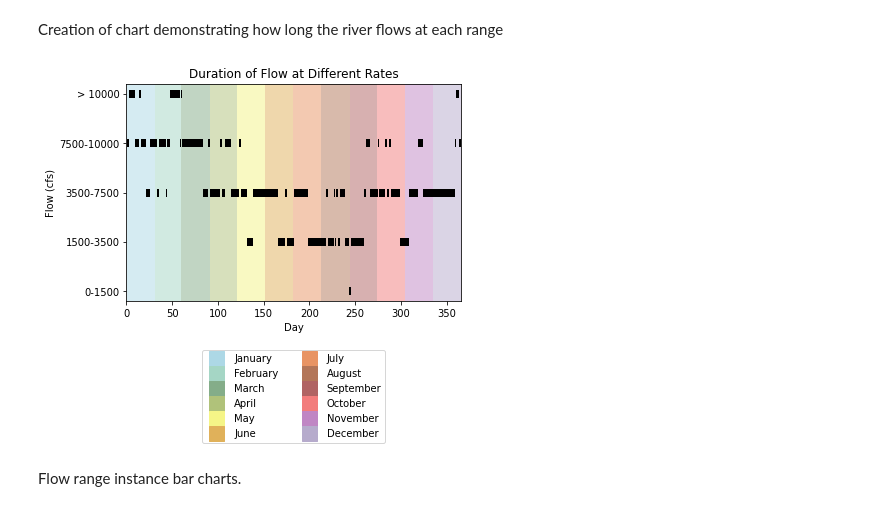
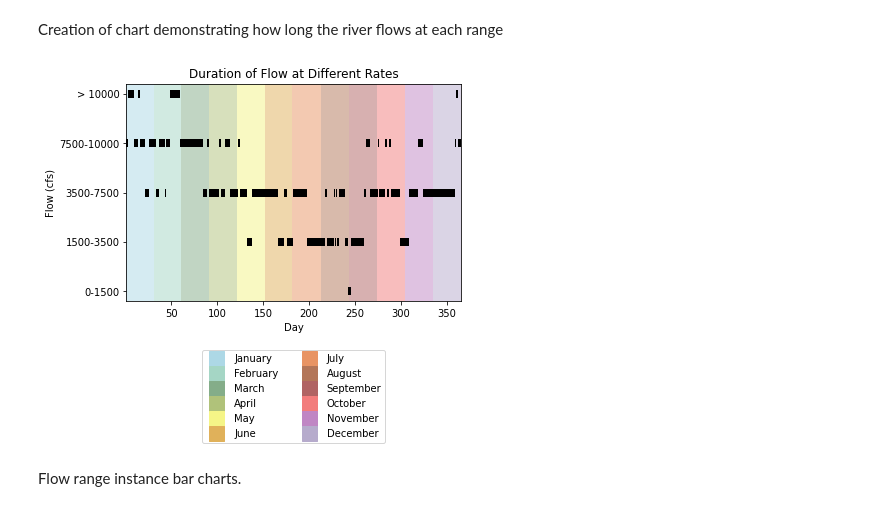
Before and after one commit to annahollandkeener/L-D2, a Jupyter notebook: L&D.ipynb, the cells around one changed output. Drawn from its saved outputs; the diff is of its cells as text; code cells hidden in the pictures.

```diff
--- a/L&D.ipynb
+++ b/L&D.ipynb
@@ -314,35 +314,35 @@ for start, end in tuples3500_7500:
 
 
 tuples7500_10000 = []
 for i in range(len(instances7500_10000)):
     new_tuple = (instances7500_10000['dayStart'][i], instances7500_10000['dayStart'][i] + instances7500_10000['duration'][i])
     tuples7500_10000.append(new_tuple)
 #print(tuples7500_10000)
 
 
 for start, end in tuples7500_10000:
     ax.hlines(y=['7500-10000'], xmin=start, xmax=end, color='black', linewidth=8)
 
 tuplesOver10000 = []
 for i in range(len(instancesOver10000)):
     new_tuple = (instancesOver10000['dayStart'][i], instancesOver10000['dayStart'][i] + instancesOver10000['duration'][i])
     tuplesOver10000.append(new_tuple)
 #print(tuplesOver10000)
 
 
 for start, end in tuplesOver10000:
     ax.hlines(y=['> 10000'], xmin=start, xmax=end, color='black', linewidth=8)
 
 
 plt.title("Duration of Flow at Different Rates")
 plt.xlabel("Day")
 plt.ylabel("Flow (cfs)")
-plt.xlim(0, 366)
+plt.xlim(1, 366)
 monthColors(plt)
 plt.legend(handles=legend_entries, bbox_to_anchor=(0.5, -0.2), loc='upper center', ncol=2)
 plt.show()
 # %% [output]
-[figure, old version]
+[figure, new version]
 # %% [markdown]
 Flow range instance bar charts.
 # %%
```
Also changed, not shown: parts of 1 cell of this notebook.
